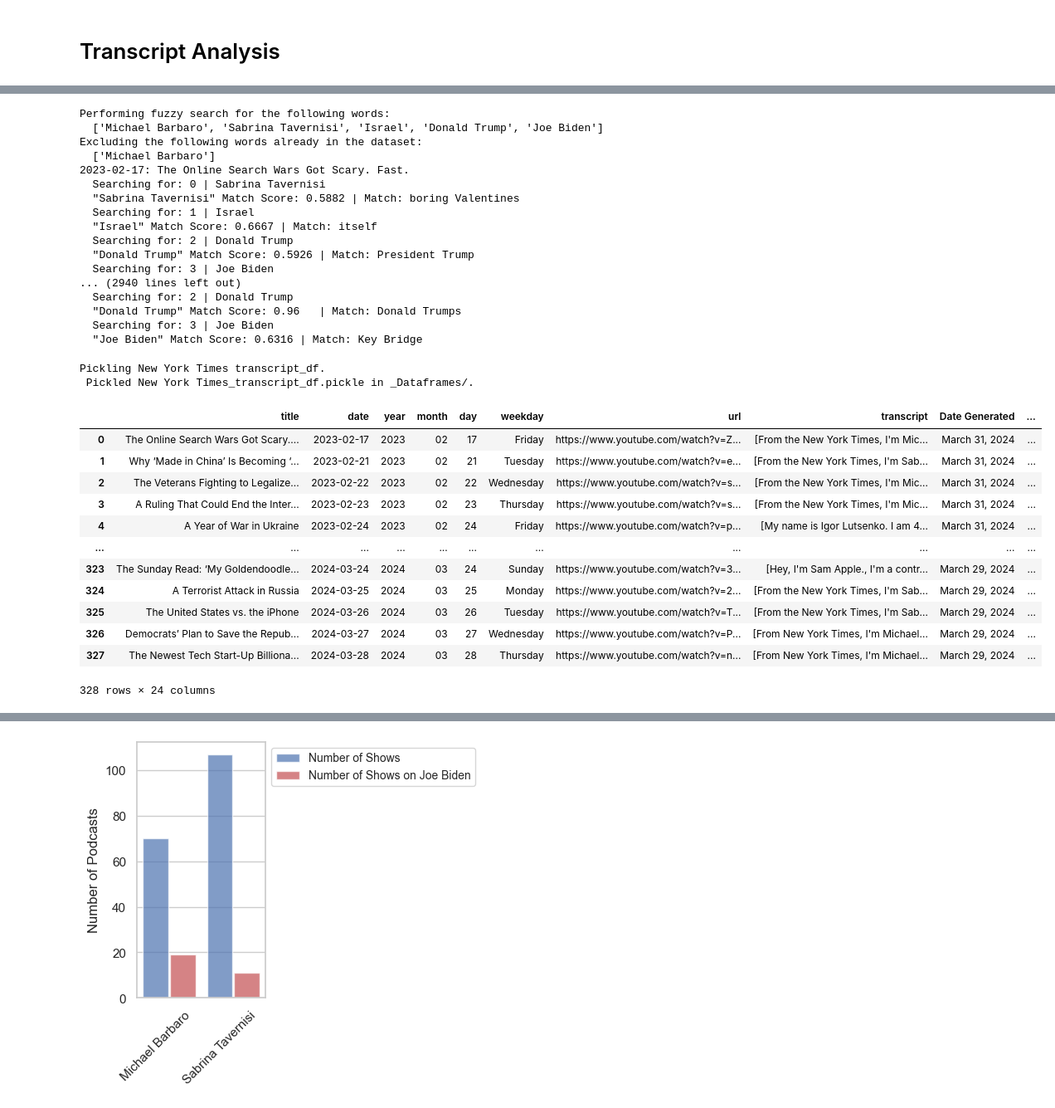
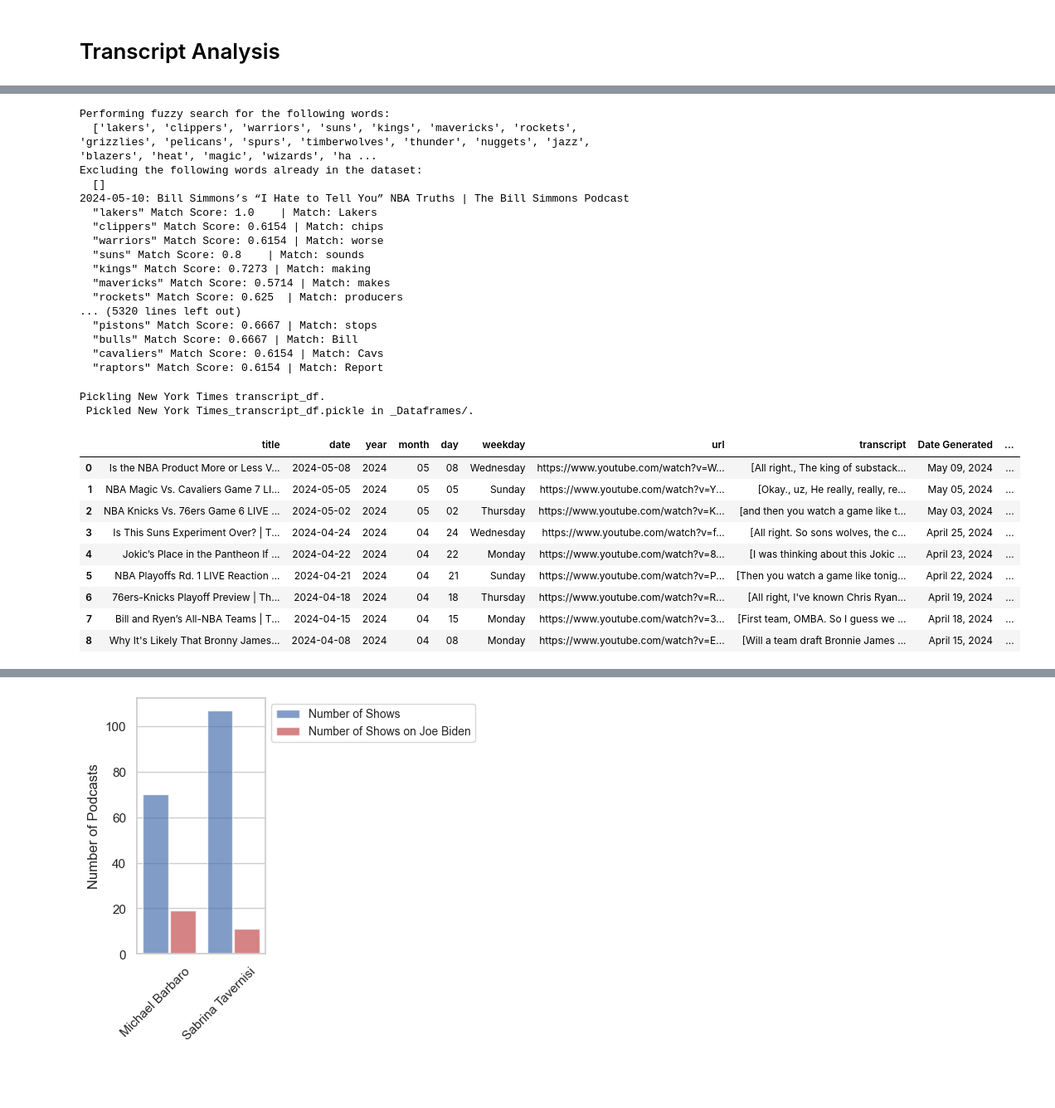
Before and after one commit to rahim-hashim/video_transcripts, a Jupyter notebook: transcript_analysis.ipynb, the cells around one changed output, grey strips where cells are left out. Shown at 83% size. Saved outputs shown, nothing was run; the diff lists cells and outputs as text; code cells hidden in the pictures; blank space fills up the shorter version.

```diff
--- a/transcript_analysis.ipynb
+++ b/transcript_analysis.ipynb
@@ -16,6 +16,8 @@ from collections import defaultdict
 
 def find_transcripts(author_name):
 	transcript_dir_path = '_Transcripts'
+	print('  All Podcasts:')
+	[print(f'    {dir}') for dir in os.listdir(transcript_dir_path) if os.path.isdir(os.path.join(transcript_dir_path, dir))]
 	for dir in os.listdir(transcript_dir_path):
 		# check if dir and if author_name is in dir
 		if os.path.isdir(os.path.join(transcript_dir_path, dir)) and author_name in dir:
@@ -119,9 +121,8 @@ def dataframe_exists(author_name):
 			return True
 	return False
 
-def main(reload=True, save_df=False):
+def main(author_name = 'New York Times', reload=True, save_df=False):
 	# author_name = sys.argv[1]
-	author_name = 'New York Times'
 	print(f'Searching for {author_name} transcripts...')
 	# check if the dataframe exists
 	if dataframe_exists(author_name) and not reload:
@@ -143,7 +144,8 @@ def main(reload=True, save_df=False):
 		pickle_transcript_df(transcript_df, author_name)
 	return transcript_df
 
-transcript_df = main()
+author_name = 'Bill Simmons NBA'
+transcript_df = main(author_name)
 # %% [output]
 The autoreload extension is already loaded. To reload it, use:
   %reload_ext autoreload
@@ -165,6 +167,6 @@ Found New York Times in _Transcripts/New York Times Podcasts.
 # %%
 # reverse the order of the x-axis
-transcript_df = transcript_df.sort_values(by='date', ascending=True, ignore_index=True)
+transcript_df = transcript_df.sort_values(by='date', ascending=False, ignore_index=True)
 transcript_df
 # %% [output]
 |  | title | date | year | month | day | weekday | url | transcript | Date Generated | ... |
@@ -218,45 +220,44 @@ def topic_search(transcript_df, target_word_list, fuzzy_threshold):
 		transcript_df[f'max_fuzzy_word_{key}'] = max_fuzzy_word_list[key]
 	return transcript_df
 
+
 # perform fuzzy match for all words in target_word_list
-target_word_list = ['Michael Barbaro', 'Sabrina Tavernisi', 'Israel', 'Donald Trump', 'Joe Biden']
+target_word_list = ['lakers', 'clippers', 'warriors', 'suns', 'kings', 'mavericks', 'rockets', 'grizzlies', 'pelicans', 'spurs', 'timberwolves', 'thunder', 'nuggets', 'jazz', 'blazers',
+								 'heat', 'magic', 'wizards', 'hawks', 'hornets', 'nets', 'celtics', 'knicks', '76ers', 'bucks', 'pacers', 'pistons', 'bulls', 'cavaliers', 'raptors']
 fuzzy_threshold = 0.85
 transcript_df = topic_search(transcript_df, target_word_list, fuzzy_threshold)
 # %% [output]
 Performing fuzzy search for the following words:
-  ['Michael Barbaro', 'Sabrina Tavernisi', 'Israel', 'Donald Trump', 'Joe Biden']
+  ['lakers', 'clippers', 'warriors', 'suns', 'kings', 'mavericks', 'rockets', 'grizzlies', 'pelicans', 'spurs', 'timberwolves', 'thunder', 'nuggets', 'jazz', 'blazers', 'heat', 'magic', 'wizards', 'ha ...
 Excluding the following words already in the dataset:
-  ['Michael Barbaro']
-2023-02-17: The Online Search Wars Got Scary. Fast.
-  Searching for: 0 | Sabrina Tavernisi
-  "Sabrina Tavernisi" Match Score: 0.5882 | Match: boring Valentines
-  Searching for: 1 | Israel
-  "Israel" Match Score: 0.6667 | Match: itself
-  Searching for: 2 | Donald Trump
-  "Donald Trump" Match Score: 0.5926 | Match: President Trump
-  Searching for: 3 | Joe Biden
-... (2940 lines left out)
-  Searching for: 2 | Donald Trump
-  "Donald Trump" Match Score: 0.96   | Match: Donald Trumps
-  Searching for: 3 | Joe Biden
-  "Joe Biden" Match Score: 0.6316 | Match: Key Bridge
+  []
+2024-05-10: Bill Simmons’s “I Hate to Tell You” NBA Truths | The Bill Simmons Podcast
+  "lakers" Match Score: 1.0    | Match: Lakers
+  "clippers" Match Score: 0.6154 | Match: chips
+  "warriors" Match Score: 0.6154 | Match: worse
+  "suns" Match Score: 0.8    | Match: sounds
+  "kings" Match Score: 0.7273 | Match: making
+  "mavericks" Match Score: 0.5714 | Match: makes
+  "rockets" Match Score: 0.625  | Match: producers
+... (5320 lines left out)
+  "pistons" Match Score: 0.6667 | Match: stops
+  "bulls" Match Score: 0.6667 | Match: Bill
+  "cavaliers" Match Score: 0.6154 | Match: Cavs
+  "raptors" Match Score: 0.6154 | Match: Report
 # %%
 # pickle the transcript_df
-pickle_transcript_df(transcript_df, author_name = 'New York Times')
+pickle_transcript_df(transcript_df, author_name = author_name)
 transcript_df
 # %% [output]
 Pickling New York Times transcript_df.
  Pickled New York Times_transcript_df.pickle in _Dataframes/.
 |  | title | date | year | month | day | weekday | url | transcript | Date Generated | ... |
-| 0 | The Online Search Wars Got Scary.... | 2023-02-17 | 2023 | 02 | 17 | Friday | https://www.youtube.com/watch?v=Z... | [From the New York Times, I'm Mic... | March 31, 2024 | ... |
-| 1 | Why ‘Made in China’ Is Becoming ‘... | 2023-02-21 | 2023 | 02 | 21 | Tuesday | https://www.youtube.com/watch?v=e... | [From the New York Times, I'm Sab... | March 31, 2024 | ... |
-| 2 | The Veterans Fighting to Legalize... | 2023-02-22 | 2023 | 02 | 22 | Wednesday | https://www.youtube.com/watch?v=s... | [From the New York Times, I'm Mic... | March 31, 2024 | ... |
-| 3 | A Ruling That Could End the Inter... | 2023-02-23 | 2023 | 02 | 23 | Thursday | https://www.youtube.com/watch?v=s... | [From the New York Times, I'm Mic... | March 31, 2024 | ... |
-| 4 | A Year of War in Ukraine | 2023-02-24 | 2023 | 02 | 24 | Friday | https://www.youtube.com/watch?v=p... | [My name is Igor Lutsenko. I am 4... | March 31, 2024 | ... |
-| ... | ... | ... | ... | ... | ... | ... | ... | ... | ... | ... |
-| 323 | The Sunday Read: ‘My Goldendoodle... | 2024-03-24 | 2024 | 03 | 24 | Sunday | https://www.youtube.com/watch?v=3... | [Hey, I'm Sam Apple., I'm a contr... | March 29, 2024 | ... |
-| 324 | A Terrorist Attack in Russia | 2024-03-25 | 2024 | 03 | 25 | Monday | https://www.youtube.com/watch?v=2... | [From the New York Times, I'm Sab... | March 29, 2024 | ... |
-| 325 | The United States vs. the iPhone | 2024-03-26 | 2024 | 03 | 26 | Tuesday | https://www.youtube.com/watch?v=T... | [From the New York Times, I'm Sab... | March 29, 2024 | ... |
-| 326 | Democrats’ Plan to Save the Repub... | 2024-03-27 | 2024 | 03 | 27 | Wednesday | https://www.youtube.com/watch?v=P... | [From New York Times, I'm Michael... | March 29, 2024 | ... |
-| 327 | The Newest Tech Start-Up Billiona... | 2024-03-28 | 2024 | 03 | 28 | Thursday | https://www.youtube.com/watch?v=n... | [From New York Times, I'm Michael... | March 29, 2024 | ... |
+| 0 | Is the NBA Product More or Less V... | 2024-05-08 | 2024 | 05 | 08 | Wednesday | https://www.youtube.com/watch?v=W... | [All right., The king of substack... | May 09, 2024 | ... |
+| 1 | NBA Magic Vs. Cavaliers Game 7 LI... | 2024-05-05 | 2024 | 05 | 05 | Sunday | https://www.youtube.com/watch?v=Y... | [Okay., uz, He really, really, re... | May 05, 2024 | ... |
+| 2 | NBA Knicks Vs. 76ers Game 6 LIVE ... | 2024-05-02 | 2024 | 05 | 02 | Thursday | https://www.youtube.com/watch?v=K... | [and then you watch a game like t... | May 03, 2024 | ... |
+| 3 | Is This Suns Experiment Over? | T... | 2024-04-24 | 2024 | 04 | 24 | Wednesday | https://www.youtube.com/watch?v=f... | [All right. So sons wolves, the c... | April 25, 2024 | ... |
+| 4 | Jokic’s Place in the Pantheon If ... | 2024-04-22 | 2024 | 04 | 22 | Monday | https://www.youtube.com/watch?v=8... | [I was thinking about this Jokic ... | April 23, 2024 | ... |
+| 5 | NBA Playoffs Rd. 1 LIVE Reaction ... | 2024-04-21 | 2024 | 04 | 21 | Sunday | https://www.youtube.com/watch?v=P... | [Then you watch a game like tonig... | April 22, 2024 | ... |
+| 6 | 76ers-Knicks Playoff Preview | Th... | 2024-04-18 | 2024 | 04 | 18 | Thursday | https://www.youtube.com/watch?v=R... | [All right, I've known Chris Ryan... | April 19, 2024 | ... |
+| 7 | Bill and Ryen’s All-NBA Teams | T... | 2024-04-15 | 2024 | 04 | 15 | Monday | https://www.youtube.com/watch?v=3... | [First team, OMBA. So I guess we ... | April 18, 2024 | ... |
+| 8 | Why It's Likely That Bronny James... | 2024-04-08 | 2024 | 04 | 08 | Monday | https://www.youtube.com/watch?v=E... | [Will a team draft Bronnie James ... | April 15, 2024 | ... |
-328 rows × 24 columns
```
Also changed, not shown: parts of 3 cells of this notebook, 1 other file.
